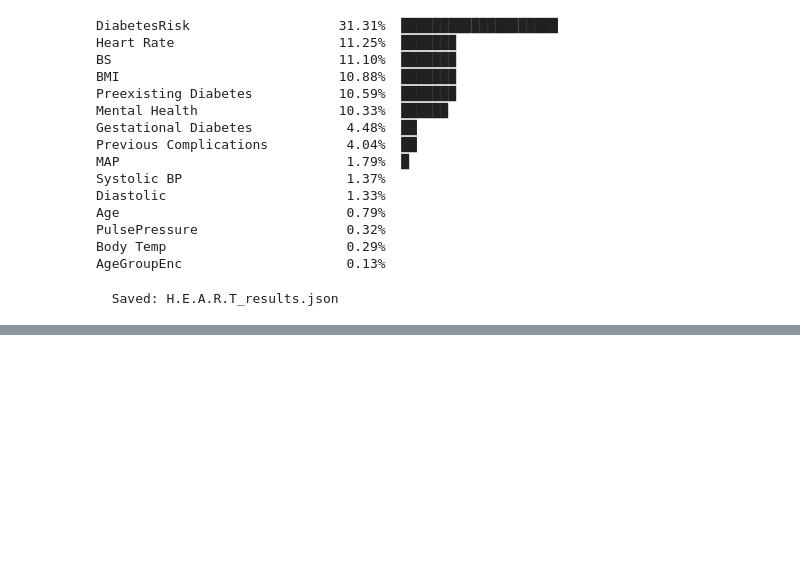
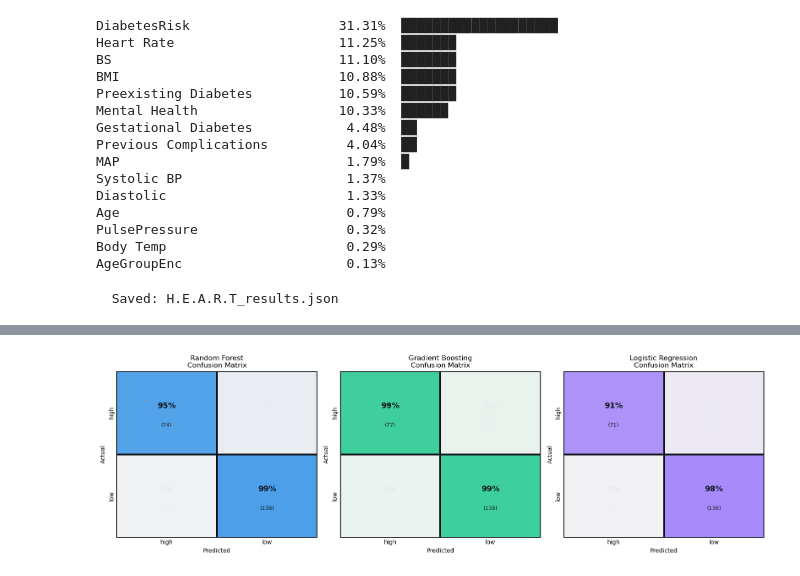
Before and after one commit to 123Gracy123/H.E.A.R.T-, a Jupyter notebook: HEART.ipynb, the cells around one changed output, grey strips where cells are left out. Cells and saved outputs as stored; diff of their text form; code cells hidden in the pictures; blank space fills up the shorter version.

```diff
--- a/HEART.ipynb
+++ b/HEART.ipynb
@@ -253,0 +321,30 @@ print(f"\n  Saved: {'H.E.A.R.T_results.json'}")
+# %%
+# Confusion Matrices
+classes = le.classes_.tolist()
+fig, axes = plt.subplots(1, 3, figsize=(16, 5))
+for ax, name, color in zip(axes, names, colors):
+    cm     = np.array(results[name]['cm'])
+    cm_pct = cm.astype(float) / cm.sum(axis=1, keepdims=True) * 100
+
+    cmap = sns.light_palette(color, as_cmap=True)
+    sns.heatmap(cm_pct, annot=False, cmap=cmap, ax=ax, cbar=False,
+                linewidths=1.5, linecolor=palette['bg'],
+                xticklabels=classes, yticklabels=classes)
+
+    for i in range(len(classes)):
+        for j in range(len(classes)):
+            pct = cm_pct[i, j]; cnt = cm[i, j]
+            tc  = '#0F1117' if pct > 40 else '#E8EAF0'
+            ax.text(j+0.5, i+0.42, f"{pct:.0f}%", ha='center', va='center',
+                    fontsize=13, fontweight="bold", color=tc)
+            ax.text(j+0.5, i+0.65, f"({cnt})",    ha='center', va='center',
+                    fontsize=9, color=tc)
+
+    ax.set_title(f'{name}\nConfusion Matrix')
+    ax.set_xlabel('Predicted'); ax.set_ylabel('Actual')
+    ax.tick_params(length=0)
+
+plt.tight_layout()
+plt.show()
+# %% [output]
+[figure, added]
```
Also changed, not shown: parts of 9 cells of this notebook, 3 other files.
